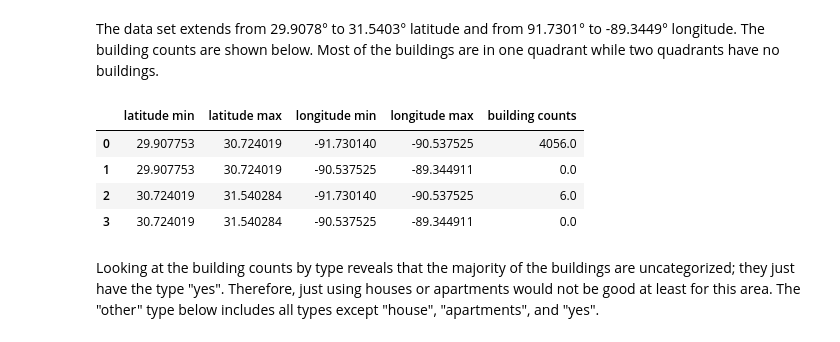
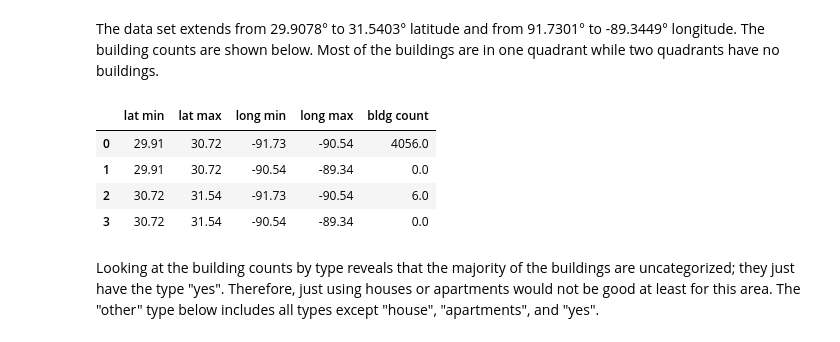
Before and after one commit to bnovak1/data_analyst_nanodegree, a Jupyter notebook: MongoDB/Project/Report.ipynb, the cells around one changed output. Saved outputs shown, nothing was run; the diff lists cells and outputs as text; code cells hidden in the pictures.

```diff
--- a/MongoDB/Project/Report.ipynb
+++ b/MongoDB/Project/Report.ipynb
@@ -250,14 +250,15 @@ As an oversimplified example, let's divide the current data set into four pieces
 # %% [markdown]
 The data set extends from 29.9078&deg; to 31.5403&deg; latitude and from 91.7301&deg; to -89.3449&deg; longitude. The building counts are shown below. Most of the buildings are in one quadrant while two quadrants have no buildings.
 # %%
-pd.DataFrame(np.column_stack((boundaries, building_count)),
-             columns=['latitude min', 'latitude max', 'longitude min', 'longitude max', 'building counts'])
+pd.DataFrame(np.column_stack((np.round(boundaries, 2), building_count)),
+             columns=['lat min', 'lat max',
+                      'long min', 'long max', 'bldg count'])
 # %% [output]
-|  | latitude min | latitude max | longitude min | longitude max | building counts |
-| 0 | 29.907753 | 30.724019 | -91.730140 | -90.537525 | 4056.0 |
-| 1 | 29.907753 | 30.724019 | -90.537525 | -89.344911 | 0.0 |
-| 2 | 30.724019 | 31.540284 | -91.730140 | -90.537525 | 6.0 |
-| 3 | 30.724019 | 31.540284 | -90.537525 | -89.344911 | 0.0 |
+|  | lat min | lat max | long min | long max | bldg count |
+| 0 | 29.91 | 30.72 | -91.73 | -90.54 | 4056.0 |
+| 1 | 29.91 | 30.72 | -90.54 | -89.34 | 0.0 |
+| 2 | 30.72 | 31.54 | -91.73 | -90.54 | 6.0 |
+| 3 | 30.72 | 31.54 | -90.54 | -89.34 | 0.0 |
 # %% [markdown]
 Looking at the building counts by type reveals that the majority of the buildings are uncategorized; they just have the type "yes". Therefore, just using houses or apartments would not be good at least for this area. The "other" type below includes all types except "house", "apartments", and "yes".
 # %%
```
Also changed, not shown: parts of 4 cells of this notebook, 3 other files.
